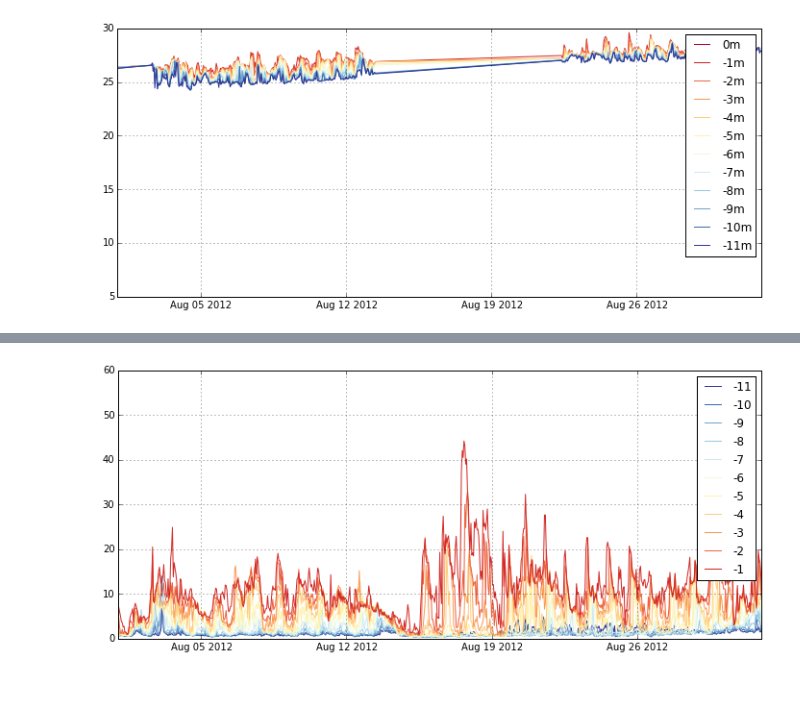
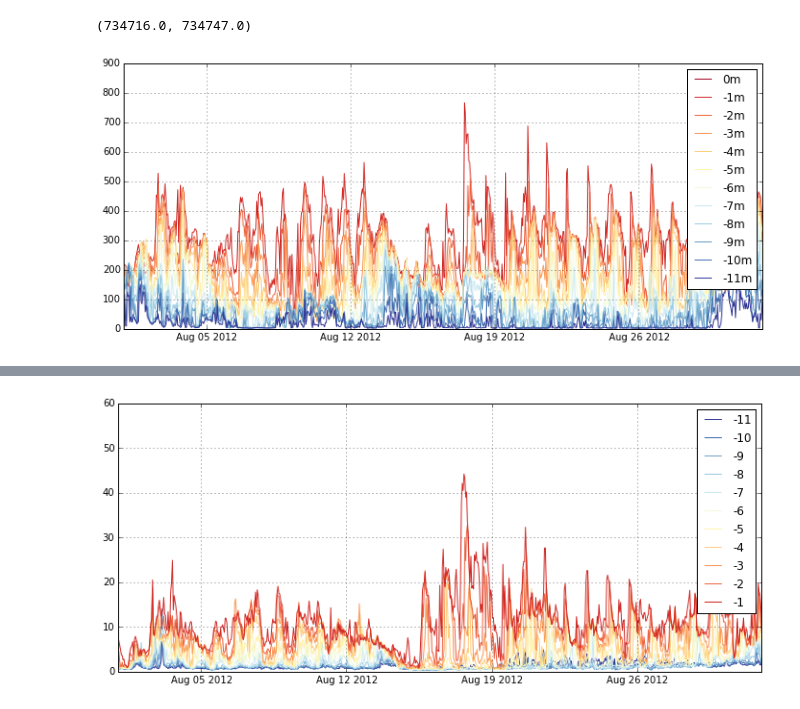
Before and after one commit to okadate/notebook, a Jupyter notebook: check/check_obs.ipynb, the cells around one changed output, grey strips where cells are left out. Saved outputs shown, nothing was run; the diff lists cells and outputs as text; code cells hidden in the pictures.

```diff
--- a/check/check_obs.ipynb
+++ b/check/check_obs.ipynb
@@ -10,39 +10,41 @@ import datetime
 dt = datetime.datetime
 
 tunit_JST = 'days since 1968-05-23 09:00:00 GMT'
-ncfile = '/Users/teruhisa/Dropbox/Data/ob500_obs_2012_obweb-2.nc'
+ncfile = 'F:/okada/Dropbox/Data/ob500_obs_2012_obweb-3.nc'
 varid = 7
 s = 12
 
 def check_obs(ncfile, varid, s):
 
     nc = netCDF4.Dataset(ncfile, 'r')
     var = nc.variables
     type = var['obs_type'][:]
     station = var['obs_station'][:]
     index = np.where((type==varid) & (station==s))
 
     time = var['obs_time'][index]
     time = netCDF4.num2date(time, tunit_JST)
     depth = var['obs_depth'][index]
     value = var['obs_value'][index]
     nc.close()
 
     data = {"time":time, "depth":depth, "value":value}
     df = pd.DataFrame(data)
 
     #pv = pd.pivot(index='time', columns='depth', values='value')
     #plt.pcolor(pv.index, pv.depth, pv.value.T)
 
     fig, ax = plt.subplots(1,1,figsize=[12,5])
     for d in range(0,-12,-1):
         t = df.time[df.depth==d]
         v = df.value[df.depth==d]
         plt.plot(t, v, '-', color=plt.cm.RdYlBu(-d/11.0), label='{}m'.format(d))
         plt.legend()
     plt.grid()
-    plt.xlim(dt(2012,8,1,0), dt(2012,9,1,0))
+    #plt.xlim(dt(2012,8,1,0), dt(2012,9,1,0))
+
+check_obs(ncfile, varid=15, s=12)
+plt.xlim(dt(2012,8,1,0), dt(2012,9,1,0))
+# %% [output]
+(734716.0, 734747.0)
+[figure, added]
-# %%
-check_obs(ncfile, varid=6, s=3)
-# %% [output]
-[figure, removed]
```
Also changed, not shown: parts of 3 cells of this notebook, 18 other files.
